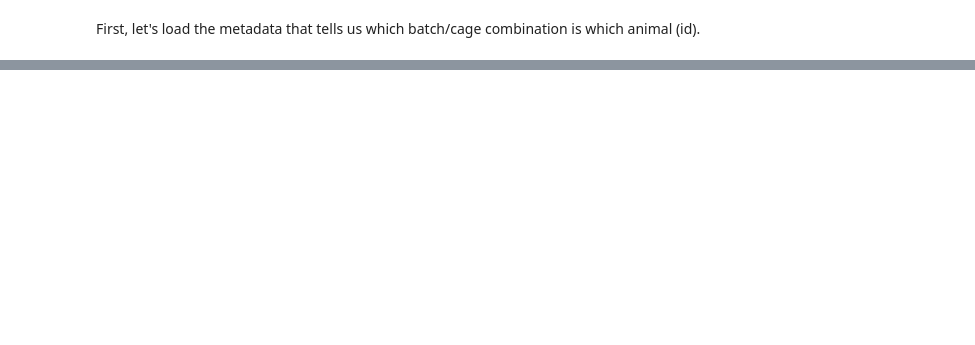
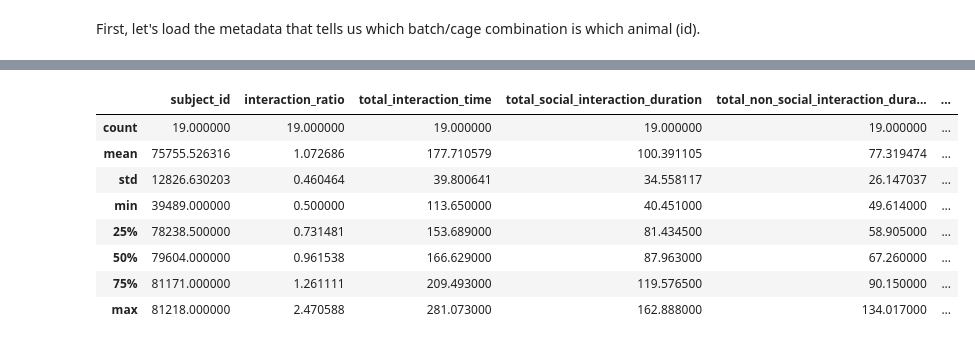
Before and after one commit to olledejong/rp2, a Jupyter notebook: 3chamber_sociability/behavioural_analysis.ipynb, the cells around one changed output, grey strips where cells are left out. Cells and saved outputs as stored; diff of their text form; code cells hidden in the pictures; blank space fills up the shorter version.

```diff
--- a/3chamber_sociability/behavioural_analysis.ipynb
+++ b/3chamber_sociability/behavioural_analysis.ipynb
@@ -36,8 +150,27 @@ As the behaviour was tracked with Boris and saved to a separate file per animal,
 # %%
-behaviour_df = pd.DataFrame()
+behaviour_stats = pd.DataFrame()
 
-for file in os.listdir(behaviour_data_dir):
-    if not file.endswith('.xlsx'):
-        continue
+# for each behaviour file (which holds behaviour data on one animal only)
+for subject_id in np.unique(beh_df["subject_id"]):
 
-    print(file)
+    subject_data = beh_df[beh_df["subject_id"] == subject_id]
+
+    mean_interaction_duration = subject_data.groupby('Behavior')['Interaction duration'].mean()
+    interaction_ratio = len(subject_data[subject_data['Behavior'] == 'social_cup']) / len(subject_data[subject_data['Behavior'] == 'non-social_cup'])
+    total_interaction_duration_per_behavior = subject_data.groupby('Behavior')['Interaction duration'].sum()
+
+    # Sociability Index = (Time in social chamber - Time in non-social chamber) / (Time in social chamber + Time in non-social chamber)
+    sociability_index = (total_interaction_duration_per_behavior['social_cup'] -  total_interaction_duration_per_behavior['non-social_cup']) /  (total_interaction_duration_per_behavior['social_cup'] + total_interaction_duration_per_behavior['non-social_cup'])
+
+    temp = pd.DataFrame({
+        'subject_id': subject_id,
+        'genotype': subject_data['genotype'].iloc[0],
+        'interaction_ratio': interaction_ratio,
+        'total_interaction_time': np.sum(total_interaction_duration_per_behavior.values),
+        'total_social_interaction_duration': total_interaction_duration_per_behavior['social_cup'],
+        'total_non_social_interaction_duration': total_interaction_duration_per_behavior['non-social_cup'],
+        'average_social_cup_duration': mean_interaction_duration['social_cup'],
+        'average_non_social_cup_duration': mean_interaction_duration['non-social_cup'],
+        'sociability_index': sociability_index,
+    }, index=[0])
+    behaviour_stats = pd.concat([behaviour_stats, temp], ignore_index=True)
@@ -63,0 +188,12 @@ batch6_cage2.xlsx
+# %%
+behaviour_stats.describe()
+# %% [output]
+|  | subject_id | interaction_ratio | total_interaction_time | total_social_interaction_duration | total_non_social_interaction_dura... | ... |
+| count | 19.000000 | 19.000000 | 19.000000 | 19.000000 | 19.000000 | ... |
+| mean | 75755.526316 | 1.072686 | 177.710579 | 100.391105 | 77.319474 | ... |
+| std | 12826.630203 | 0.460464 | 39.800641 | 34.558117 | 26.147037 | ... |
+| min | 39489.000000 | 0.500000 | 113.650000 | 40.451000 | 49.614000 | ... |
+| 25% | 78238.500000 | 0.731481 | 153.689000 | 81.434500 | 58.905000 | ... |
+| 50% | 79604.000000 | 0.961538 | 166.629000 | 87.963000 | 67.260000 | ... |
+| 75% | 81171.000000 | 1.261111 | 209.493000 | 119.576500 | 90.150000 | ... |
+| max | 81218.000000 | 2.470588 | 281.073000 | 162.888000 | 134.017000 | ... |
```
Also changed, not shown: parts of 22 cells of this notebook.
